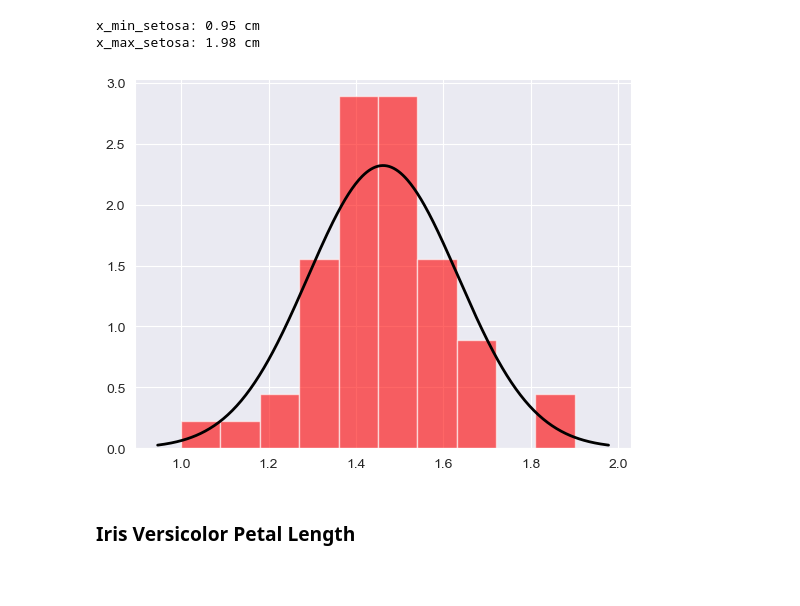
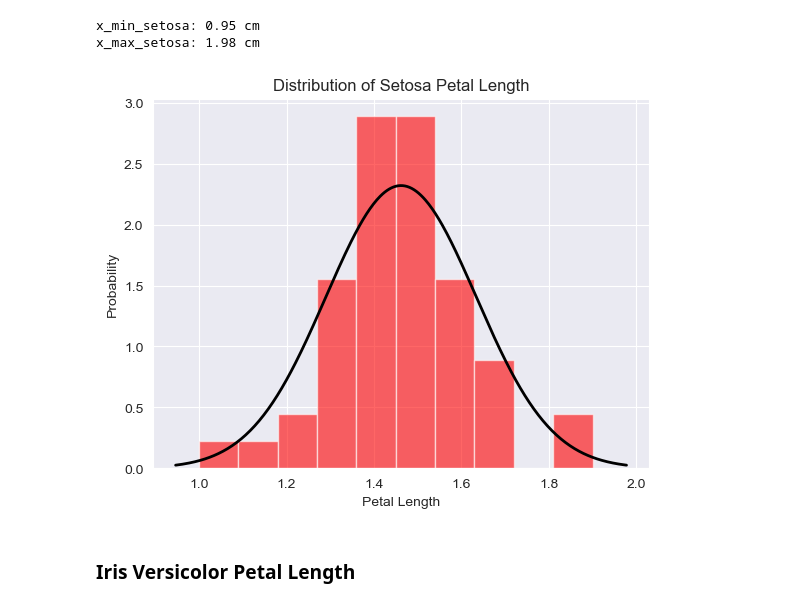
Before and after one commit to AnnaLozenko/applied-statistics, a Jupyter notebook: problems.ipynb, the cells around one changed output. Drawn from its saved outputs; the diff is of its cells as text; code cells hidden in the pictures; blank space fills up the shorter version.

```diff
--- a/problems.ipynb
+++ b/problems.ipynb
@@ -146,11 +149,14 @@ x_max_setosa: 1.98 cm
 # %%
 # plot the histogram of the petal length for setosa and superimpose a normal distribution curve
 plt.hist(setosa_petal_length, bins = 10, density=True, alpha=0.6, color='r')
 normal_dist = np.linspace(x_min_setosa, x_max_setosa, 400)
 plt.plot(normal_dist, stats.norm.pdf(normal_dist, mean_setosa_petal_length, std_setosa_petal_length), 'k', linewidth=2)
+plt.xlabel('Petal Length')
+plt.ylabel('Probability')
+plt.title('Distribution of Setosa Petal Length')
 plt.show()
 # %% [output]
-[figure, old version]
+[figure, new version]
 # %% [markdown]
 ### Iris Versicolor Petal Length
 # %%
```
Also changed, not shown: parts of 7 cells of this notebook.
